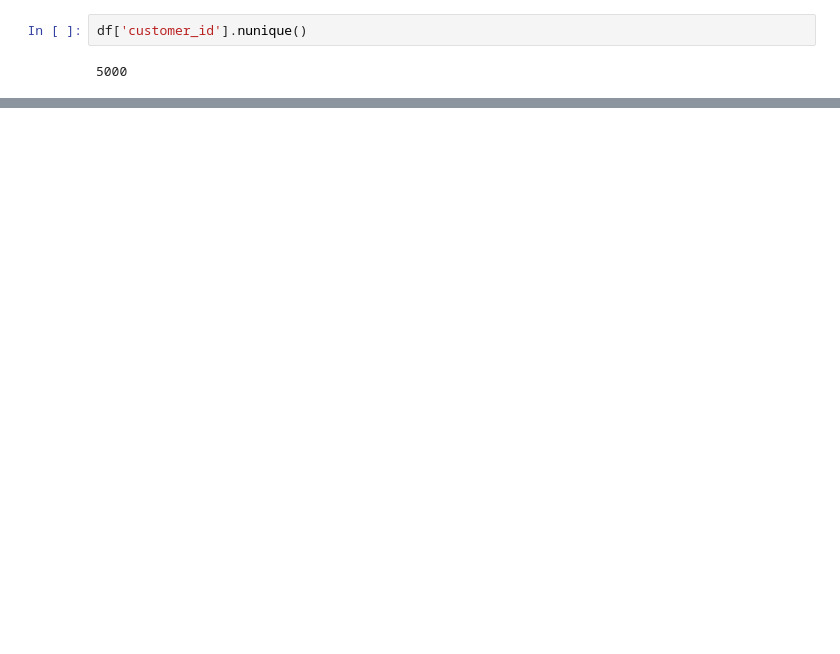
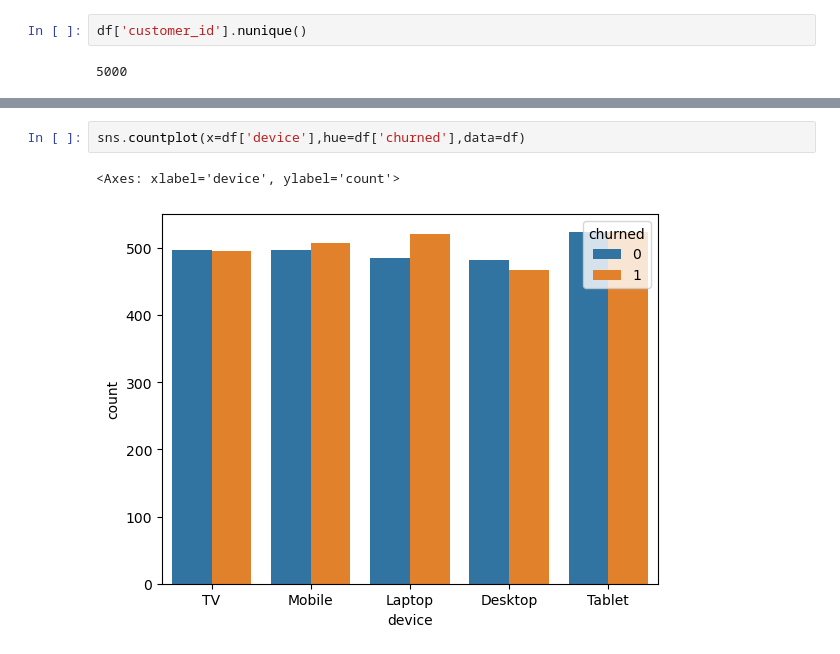
Before and after one commit to kartikkumarofficial/Python, a Jupyter notebook: jupyter/projects/churn_prediction_model/churn_prediction_model.ipynb, the cells around one changed output, grey strips where cells are left out. Drawn from its saved outputs; the diff is of its cells as text; blank space fills up the shorter version.

```diff
--- a/jupyter/projects/churn_prediction_model/churn_prediction_model.ipynb
+++ b/jupyter/projects/churn_prediction_model/churn_prediction_model.ipynb
@@ -27,0 +42,5 @@ df['customer_id'].nunique()
+# %%
+sns.countplot(x=df['device'],hue=df['churned'],data=df)
+# %% [output]
+<Axes: xlabel='device', ylabel='count'>
+[figure, added]
```
Also changed, not shown: parts of 6 cells of this notebook.
